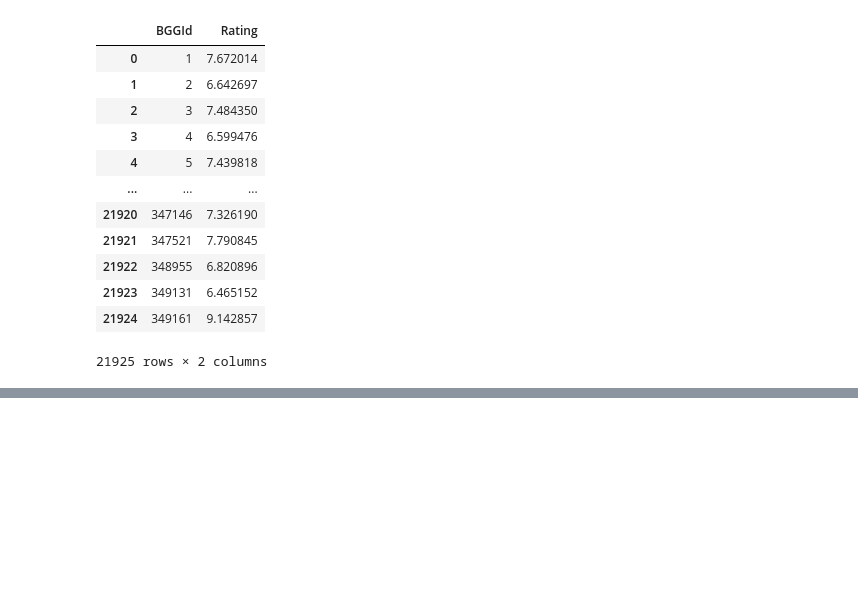
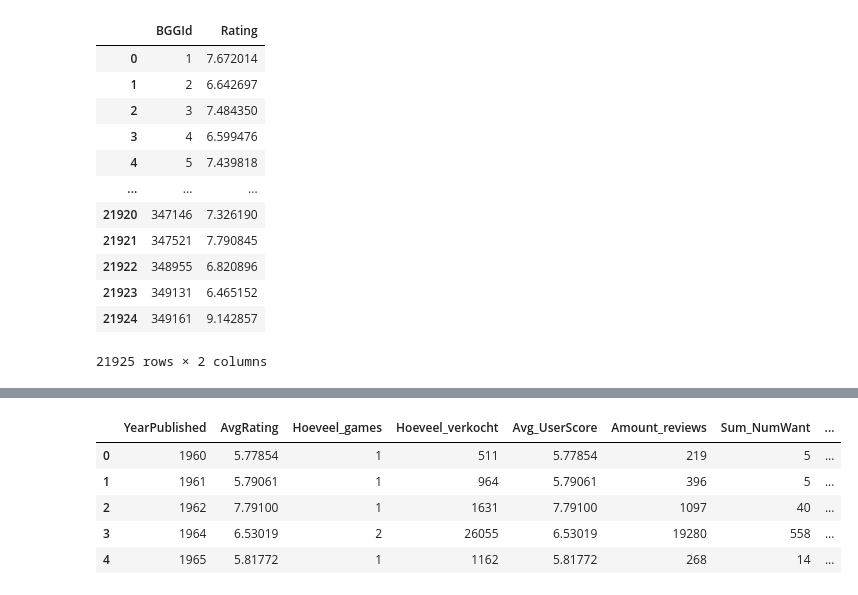
Before and after one commit to LeonDenBoer/ML_V, a Jupyter notebook: ML_oefenopdracht.ipynb, the cells around one changed output, grey strips where cells are left out. Cells and saved outputs as stored; diff of their text form; code cells hidden in the pictures; blank space fills up the shorter version.

```diff
--- a/ML_oefenopdracht.ipynb
+++ b/ML_oefenopdracht.ipynb
@@ -62,0 +103,33 @@ filtered_games.head()
+# %%
+# Filter games based on the 'Strategy' category
+df_Strategy_grouped = (
+    filtered_games[filtered_games['Cat:Strategy'] == 1]
+
+    # Group by 'YearPublished' and calculate various aggregated metrics
+    .groupby('YearPublished')
+    .agg(
+        AvgRating=('AvgRating', 'mean'),                    # Average rating per year
+        Hoeveel_games=('NumWant', 'count'),                 # Number of games per year
+        Hoeveel_verkocht=('NumOwned', 'sum'),               # Total number of games sold per year
+        Avg_UserScore=('AvgRating', 'mean'),                # Average user score per year
+        Amount_reviews=('NumUserRatings', 'sum'),           # Total number of user reviews per year
+        Sum_NumWant=('NumWant', 'sum'),                     # Sum of 'NumWant' per year
+        Sum_NumWish=('NumWish', 'sum'),                     # Sum of 'NumWish' per year
+        Avg_Expansions=('NumExpansions', 'mean'),           # Average number of expansions per year
+        Avg_Implementations=('NumImplementations', 'mean'), # Average number of implementations per year
+        Avg_Comments=('NumComments', 'mean')                # Average number of comments per year
+    )
+    .reset_index()  # Reset index to have 'YearPublished' as a regular column
+)
+
+df_Strategy_grouped['Category'] = 'Strategy'
+
+# Display the resulting DataFrame
+df_Strategy_grouped.head()
+# %% [output]
+|  | YearPublished | AvgRating | Hoeveel_games | Hoeveel_verkocht | Avg_UserScore | Amount_reviews | Sum_NumWant | ... |
+| 0 | 1960 | 5.77854 | 1 | 511 | 5.77854 | 219 | 5 | ... |
+| 1 | 1961 | 5.79061 | 1 | 964 | 5.79061 | 396 | 5 | ... |
+| 2 | 1962 | 7.79100 | 1 | 1631 | 7.79100 | 1097 | 40 | ... |
+| 3 | 1964 | 6.53019 | 2 | 26055 | 6.53019 | 19280 | 558 | ... |
+| 4 | 1965 | 5.81772 | 1 | 1162 | 5.81772 | 268 | 14 | ... |
```
Also changed, not shown: parts of 10 cells of this notebook.
